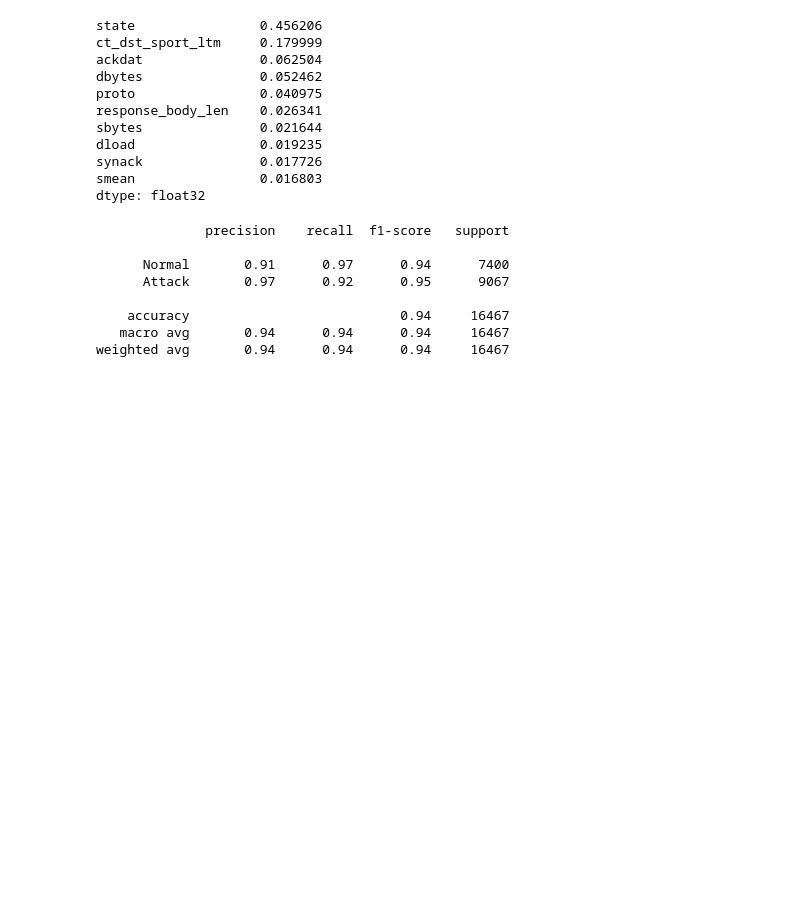
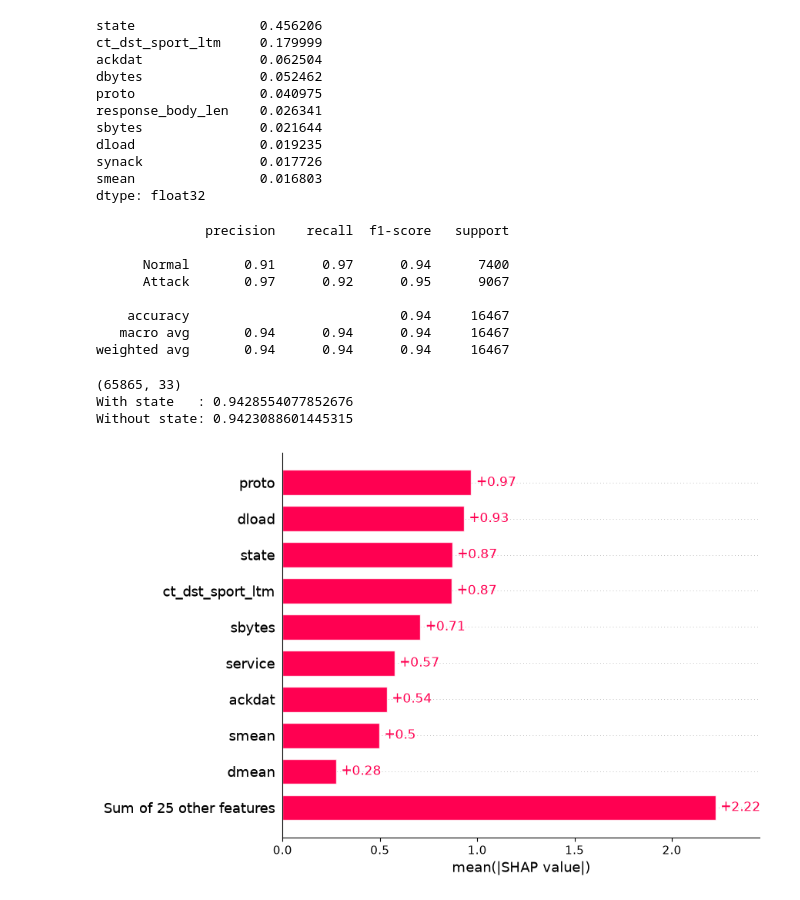
Before and after one commit to Shabana-asmi/soc-copilot, a Jupyter notebook: notebooks/01_eda.ipynb, the cells around one changed output. Saved outputs shown, nothing was run; the diff lists cells and outputs as text; code cells hidden in the pictures; blank space fills up the shorter version.

Commit message:
Add SHAP bar chart and waterfall

```diff
--- a/notebooks/01_eda.ipynb
+++ b/notebooks/01_eda.ipynb
@@ -98,9 +98,10 @@ df.groupby("label")[["dur", "spkts", "sbytes", "rate"]].median()
 | 0 | 0.222841 | 10.0 | 974.0 | 118.625534 |
 | 1 | 0.000010 | 2.0 | 200.0 | 100000.000000 |
 # %%
-Y = df["label"]
-X = df.drop(columns=["label","attack_cat"])
-print(X.shape, Y.shape)
+# ===== Split into inputs (X) and answer (y) =====
+y = df["label"]                                  # the answer: 0 normal, 1 attack
+X = df.drop(columns=["label", "attack_cat"])     # inputs only; drop answer columns to avoid leakage
+print(X.shape, y.shape)                          # expect (82332, 34) (82332,)
 # %% [output]
 (82332, 34) (82332,)
 # %%
@@ -198,3 +200,23 @@ print(classification_report(y_test, pred2, target_names=["Normal", "Attack"]))
     accuracy                           0.94     16467
    macro avg       0.94      0.94      0.94     16467
 weighted avg       0.94      0.94      0.94     16467
+# %%
+from sklearn.metrics import accuracy_score
+
+print(X_train2.shape)
+print("With state   :", accuracy_score(y_test, model.predict(X_test)))
+print("Without state:", accuracy_score(y_test, model2.predict(X_test2)))
+# %% [output]
+(65865, 33)
+With state   : 0.9428554077852676
+Without state: 0.9423088601445315
+# %%
+#  SHAP 1: Bar chart - which columns the model uses most
+import shap
+
+sample = X_test.sample(1000, random_state=42)   # take 1000 random test rows
+explainer = shap.TreeExplainer(model)           # make an explainer for our XGBoost model
+shap_values = explainer(sample)                 # calculate each column's push for each row
+shap.plots.bar(shap_values)                     # draw the bar chart
+# %% [output]
+[figure, added]
```
Also changed, not shown: parts of 2 cells of this notebook.
